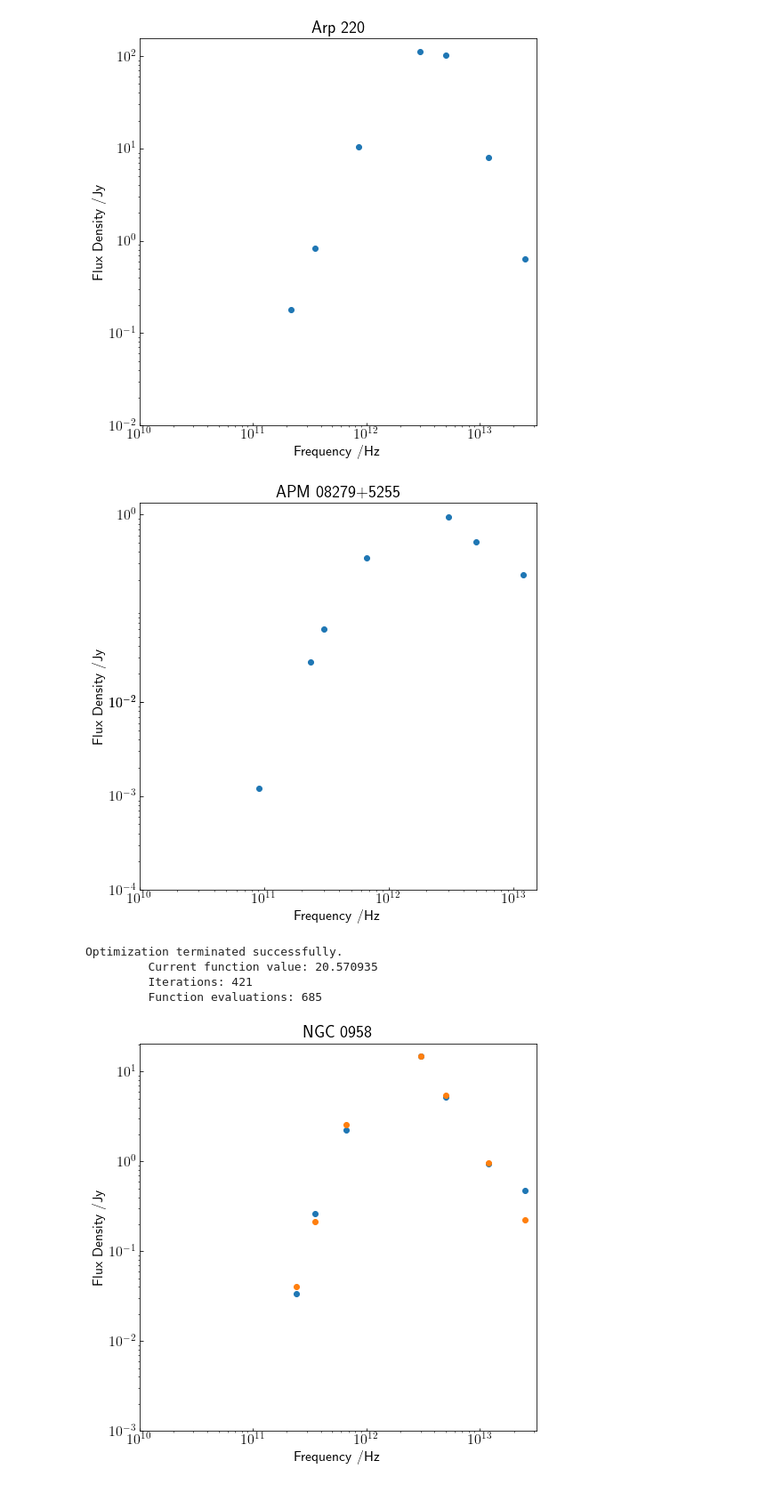
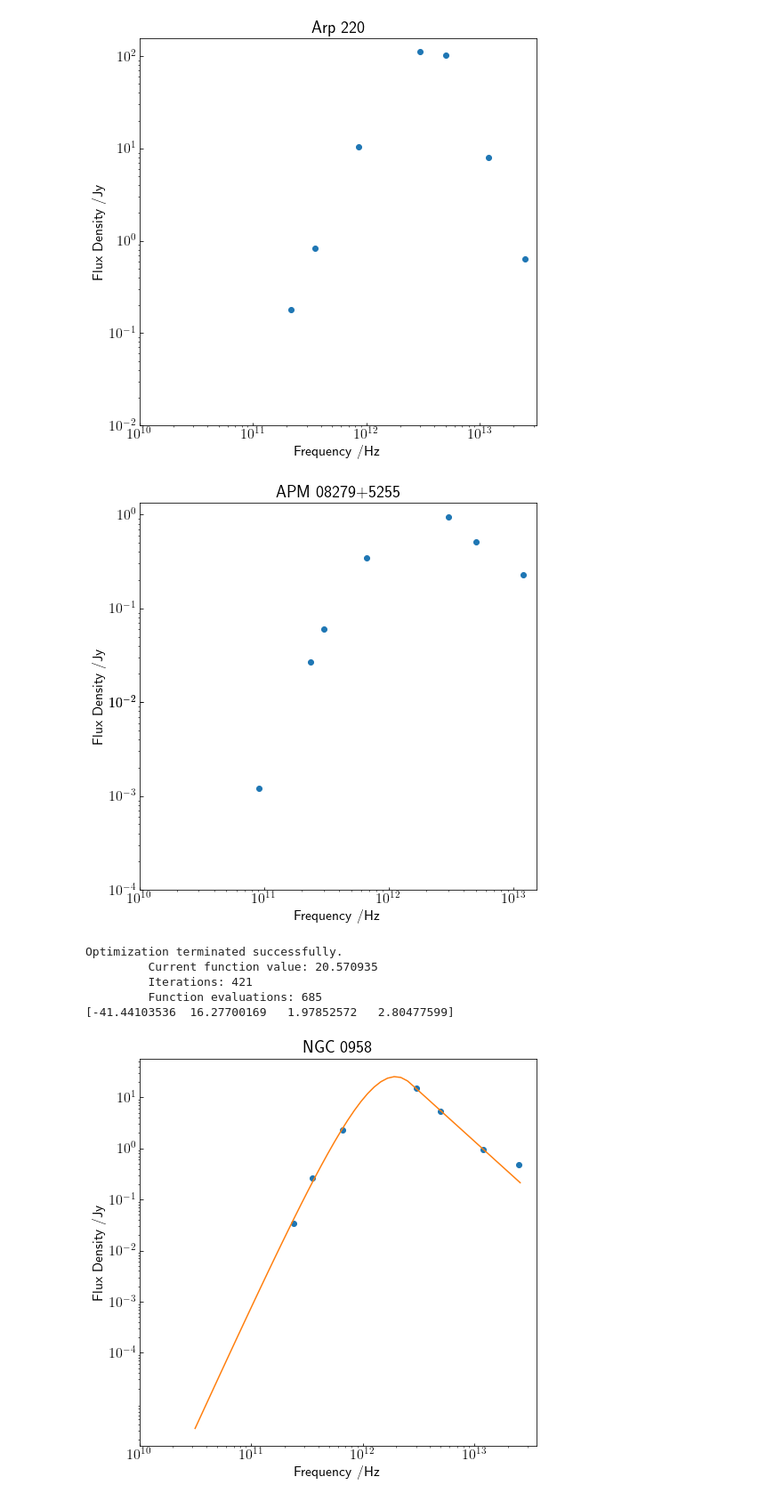
Before and after one commit to Anthony-J-G/spectral-energy-distribution, a Jupyter notebook: Infrared Spectral Energy Distributions.ipynb, the cells around one changed output. Shown at 89% size. Cells and saved outputs as stored; diff of their text form; code cells hidden in the pictures.

```diff
--- a/Infrared Spectral Energy Distributions.ipynb
+++ b/Infrared Spectral Energy Distributions.ipynb
@@ -65,13 +68,14 @@ f.show()
 
 frequencies_APM = np.array( [9.08e+10, 2.37e+11, 3.02e+11, 6.66e+11, 3e+12, 5e+12, 1.2e+13] )
 flux_densities_APM = np.array( [0.0012, 0.0266, 0.06, 0.342, 0.951, 0.511, 0.226] )
+errors_APM = np.array( [0.00013, 0.0013, 0.012, 0.026, 0.22824, 0.0511, 0.03616] )
 
 f, ax = plt.subplots(1, figsize=(8,8))
 ax.plot(frequencies_APM, flux_densities_APM, 'o')
 ax.set_xscale('log')
 ax.set_xticks([1e+10, 1e+11, 1e+12, 1e+13])
 ax.set_yscale('log')
-ax.set_yticks([0.0001, 0.001, 0.01, 0.01, 1])
+ax.set_yticks([0.0001, 0.001, 0.01, 0.01, 0.1, 1])
 ax.tick_params(axis="y",direction="in")
 ax.tick_params(axis="x",direction="in")
 ax.set_title('APM 08279+5255')
@@ -79,14 +83,14 @@ ax.set_ylabel('Flux Density /Jy')
 ax.set_xlabel('Frequency /Hz')
 f.show()
 # %% [output]
-[figure, old version]
+[figure, new version]
 # %%
-def limit(nu, L, T, alpha, beta):
+def limit(nu, T, alpha, beta):
     return 3 + beta - ((10**nu)*h/(k*T))*np.exp(h*(10**nu)/(k*T))/(np.exp(h*(10**nu)/(k*T))-1) + alpha
 
 def model1(freq, fit):
     L, T, alpha, beta = fit
-    nu_prime = optimize.newton(limit, 12, args=(L, T, alpha, beta))
+    nu_prime = optimize.newton(limit, 13, args=(T, alpha, beta))
     L1 = ((10**L)*(10**nu_prime)**(3+beta)/(np.exp(h*(10**nu_prime)/(k*T))-1)/((10**nu_prime)**(-1*alpha)))
     predictions = []
 
@@ -99,31 +103,34 @@ def model1(freq, fit):
 
 def penalty(param, freq, flux, error):
     return np.sum((model1(freq, param)-flux)**2/error**2)
+
+def lnprob(param, freq, flux, error):
+     return -0.5*penalty(param, freq, flux, error)
-# %%
-fit = optimize.fmin(penalty, [-32, 28.8, 2.02, 1.5], args=(frequencies_NGC, flux_densities_NGC, errors_NGC))
-ngc_fit = model1(frequencies_NGC, fit)
-# %% [output]
-Optimization terminated successfully.
-         Current function value: 20.570935
-         Iterations: 421
-         Function evaluations: 685
 # %%
-frequencies_NGC = np.array([2.4e+11, 3.53e+11, 6.66e+11, 3e+12, 5e+12, 1.2e+13, 2.5e+13])
-flux_densities_NGC = np.array([0.034, 0.262, 2.25, 14.99, 5.25, 0.94, 0.4735])
-errors_NGC = np.array( [0.007, 0.034, 0.428, 0.212, 0.2625, 0.035, 0.0616] )
+fit = optimize.fmin(penalty, [-32, 28.8, 2.02, 1.5], args=(frequencies_NGC, flux_densities_NGC, errors_NGC))
+ngc_fit = model1(frequencies_NGC, fit)
+print (fit)
+
+#plot fit for NGC 09958
+x = np.logspace(10.5,13.41000)
 
 f, ax = plt.subplots(1, figsize=(8,8))
 ax.plot(frequencies_NGC, flux_densities_NGC, 'o')
-ax.plot(frequencies_NGC, ngc_fit, 'o')
+ax.plot(x, model1(x,fit))
 ax.set_xscale('log')
 ax.set_xticks([1e+10, 1e+11, 1e+12, 1e+13])
 ax.set_yscale('log')
-ax.set_yticks([0.001, 0.01, 0.1, 1, 10])
+ax.set_yticks([0.0001, 0.001, 0.01, 0.1, 1, 10])
 ax.tick_params(axis="y",direction="in")
 ax.tick_params(axis="x",direction="in")
 ax.set_title('NGC 0958')
 ax.set_ylabel('Flux Density /Jy')
 ax.set_xlabel('Frequency /Hz')
 f.show()
 # %% [output]
+Optimization terminated successfully.
+         Current function value: 20.570935
+         Iterations: 421
+         Function evaluations: 685
+[-41.44103536  16.27700169   1.97852572   2.80477599]
-[figure, old version]
+[figure, new version]
```
Also changed, not shown: parts of 7 cells of this notebook.
